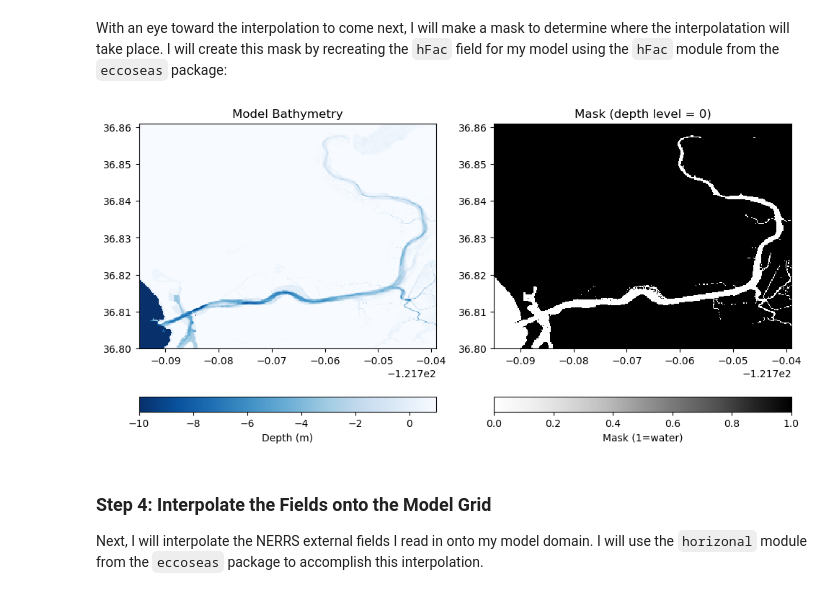
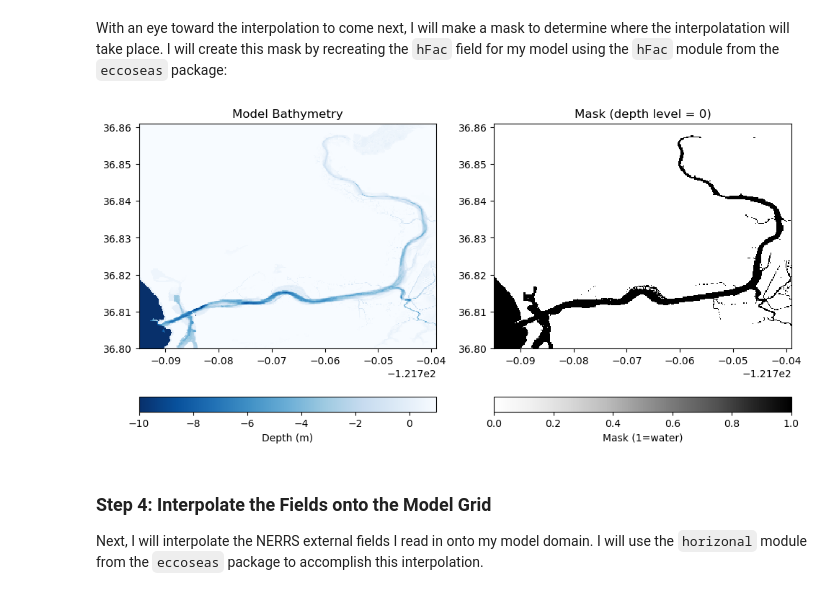
Before and after one commit to rileewadsworth/ms274_fall2025, a Jupyter notebook: homework_8/Elkhorn Slough Initial Conditions.ipynb, the cells around one changed output. Drawn from its saved outputs; the diff is of its cells as text; code cells hidden in the pictures.

Commit message:
Updated Notebook with Correct Conditions
In this version, the bathymetry mask was updated to correctly show water =1 and land = 0, and initial condition files were generated.

```diff
--- a/homework_8/Elkhorn Slough Initial Conditions.ipynb
+++ b/homework_8/Elkhorn Slough Initial Conditions.ipynb
@@ -62,6 +62,10 @@ XC, YC = np.meshgrid(xc, yc)
 
 # read in the bathymetry file
 bathy = np.fromfile(os.path.join(input_dir,'slough_bathymetry.bin'),'>f4').reshape(np.shape(XC))
+# %%
+bathy.shape
+# If your bathy is negative in the ocean and >=0 on land:
+bathy_pd = np.maximum(0.0, -bathy)   # positive-down depth; land becomes 0
 # %% [markdown]
 With an eye toward the interpolation to come next, I will make a mask to determine where the interpolatation will take place. I will create this mask by recreating the `hFac` field for my model using the `hFac` module from the `eccoseas` package:
 # %%
@@ -95 +73,30 @@ def create_hFacC_grid(bathy, delR):
+# %%
+def create_hFacC_grid(bathy_pd, delR):
+    """
+    bathy_pd: 2D array, POSITIVE-DOWN ocean depth (meters). Land = 0.
+    delR:     1D array of layer thicknesses (surface to bottom)
+    """
+    ny, nx = bathy_pd.shape
+    nz = len(delR)
+    hFacC = np.zeros((nz, ny, nx), dtype=float)
+
+    z_edges = np.concatenate(([0.0], np.cumsum(delR)))   # layer interfaces
+    for k in range(nz):
+        z_top, z_bot = z_edges[k], z_edges[k+1]
+        full    = bathy_pd >= z_bot
+        partial = (bathy_pd >  z_top) & (bathy_pd <  z_bot)
+
+        hFacC[k, full]    = 1.0
+        hFacC[k, partial] = (bathy_pd[partial] - z_top) / (z_bot - z_top)
+
+    return hFacC
+
+# Recompute with positive-down depths
+hFacC = create_hFacC_grid(bathy_pd, delR)
+
+# Surface-water mask (k=0): 1 if the top cell is wet at all
+mask_surface = (hFacC[0] > 0).astype(np.int8)
+
+# Or, "any layer is wet" mask (for plotting coastline-ish land/sea)
+mask_any = (hFacC.max(axis=0) > 0).astype(np.int8)
 # %%
@@ -101,21 +108,21 @@ mask[mask > 0] = 1
 # %%
 plt.figure(figsize=(10,5))
 
 plt.subplot(1,2,1)
-C = plt.pcolormesh(XC, YC, depth, vmin=-10, vmax=1, cmap='Blues_r')
+C = plt.pcolormesh(XC, YC, bathy, vmin=-10, vmax=1, cmap='Blues_r')
 plt.colorbar(C, orientation='horizontal', label='Depth (m)')
 plt.title('Model Bathymetry')
 
 depth_level = 0
 plt.subplot(1,2,2)
-C = plt.pcolormesh(XC, YC, mask[depth_level], vmin=0, vmax=1, cmap='Greys')
+C = plt.pcolormesh(XC, YC, mask_surface, vmin=0, vmax=1, cmap='Greys')
 plt.colorbar(C, orientation='horizontal', label='Mask (1=water)')
 plt.title(f'Mask (depth level = {depth_level})')
 
 plt.tight_layout()
 plt.show()
 # %% [output]
-[figure, old version]
+[figure, new version]
 # %% [markdown]
 ### Step 4: Interpolate the Fields onto the Model Grid
 Next, I will interpolate the NERRS external fields I read in onto my model domain. I will use the `horizonal` module from the `eccoseas` package to accomplish this interpolation.
```
Also changed, not shown: parts of 13 cells of this notebook.
